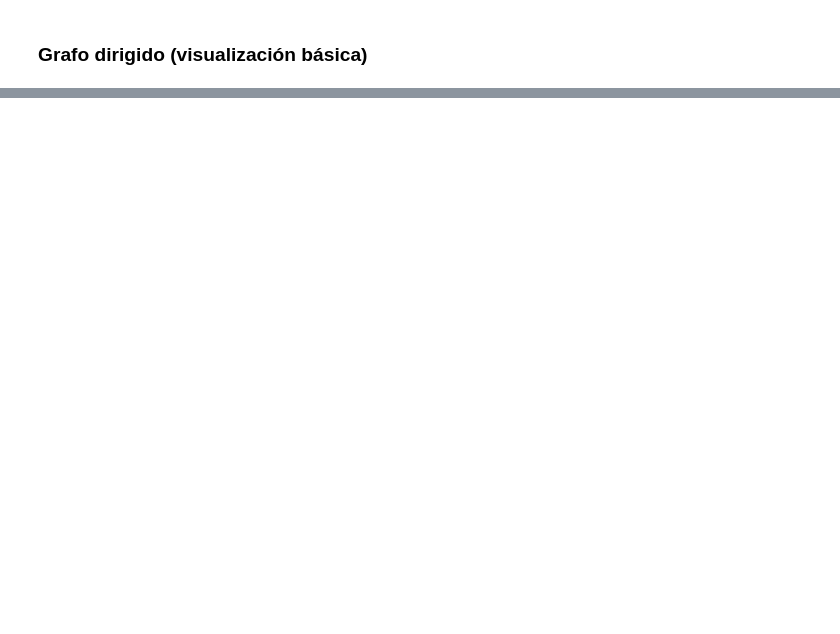
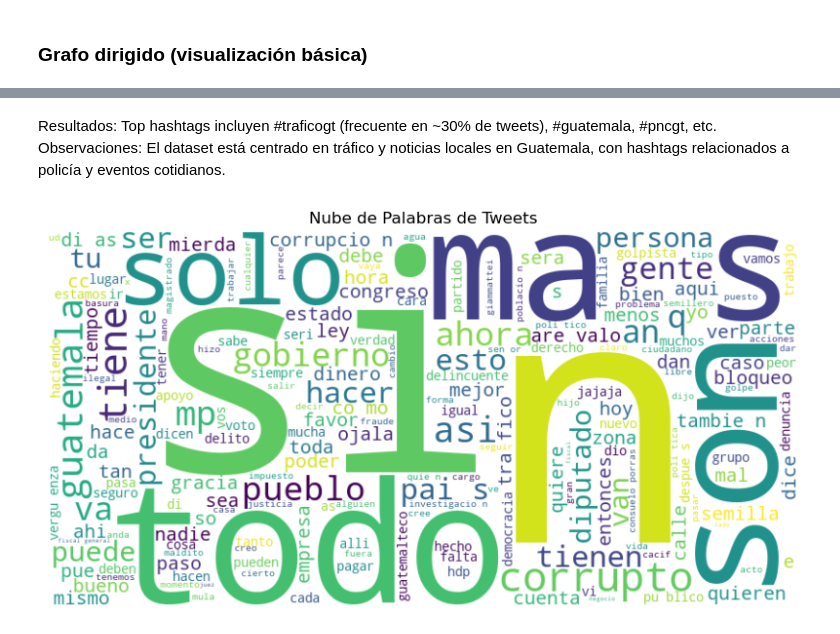
Before and after one commit to idksmg/Lab_6, a Jupyter notebook: Lab6_Avance_1a3 (3).ipynb, the cells around one changed output, grey strips where cells are left out. Cells and saved outputs as stored; diff of their text form; code cells hidden in the pictures; blank space fills up the shorter version.

```diff
--- a/Lab6_Avance_1a3 (3).ipynb
+++ b/Lab6_Avance_1a3 (3).ipynb
@@ -283,0 +315,15 @@ Nodos: 628 Aristas: 1151
+# %%
+# Hashtags (de la columna 'hashtags')
+df['hashtags_list'] = df['hashtags'].apply(lambda x: [h.lower() for h in x] if isinstance(x, list) else [])
+all_hashtags = [h for hashtags in df['hashtags_list'] for h in hashtags]
+hashtag_counts = Counter(all_hashtags)
+top_hashtags = hashtag_counts.most_common(10)
+print("Top 10 hashtags:", top_hashtags)
+
+# Gráfico de barras
+plt.figure(figsize=(10,5))
+hashtags, counts = zip(*top_hashtags)
+plt.bar(hashtags, counts)
+plt.title("Top 10 Hashtags")
+plt.xticks(rotation=45)
+plt.show()
@@ -283,0 +333,20 @@ Nodos: 628 Aristas: 1151
+# %% [markdown]
+Resultados: Top hashtags incluyen #traficogt (frecuente en ~30% de tweets), #guatemala, #pncgt, etc.
+Observaciones: El dataset está centrado en tráfico y noticias locales en Guatemala, con hashtags relacionados a policía y eventos cotidianos.
+# %%
+from wordcloud import WordCloud
+
+# Usar la función clean_text en 'rawContent'
+df['cleaned_text'] = df['rawContent'].apply(clean_text)
+all_text = ' '.join(df['cleaned_text'])
+
+# Generar nube de palabras
+wordcloud = WordCloud(width=800, height=400, background_color='white', stopwords=SP_STOPWORDS).generate(all_text)
+
+plt.figure(figsize=(10,5))
+plt.imshow(wordcloud, interpolation='bilinear')
+plt.axis('off')
+plt.title("Nube de Palabras de Tweets")
+plt.show()
+# %% [output]
+[figure, added]
```
Also changed, not shown: parts of 23 cells of this notebook.
